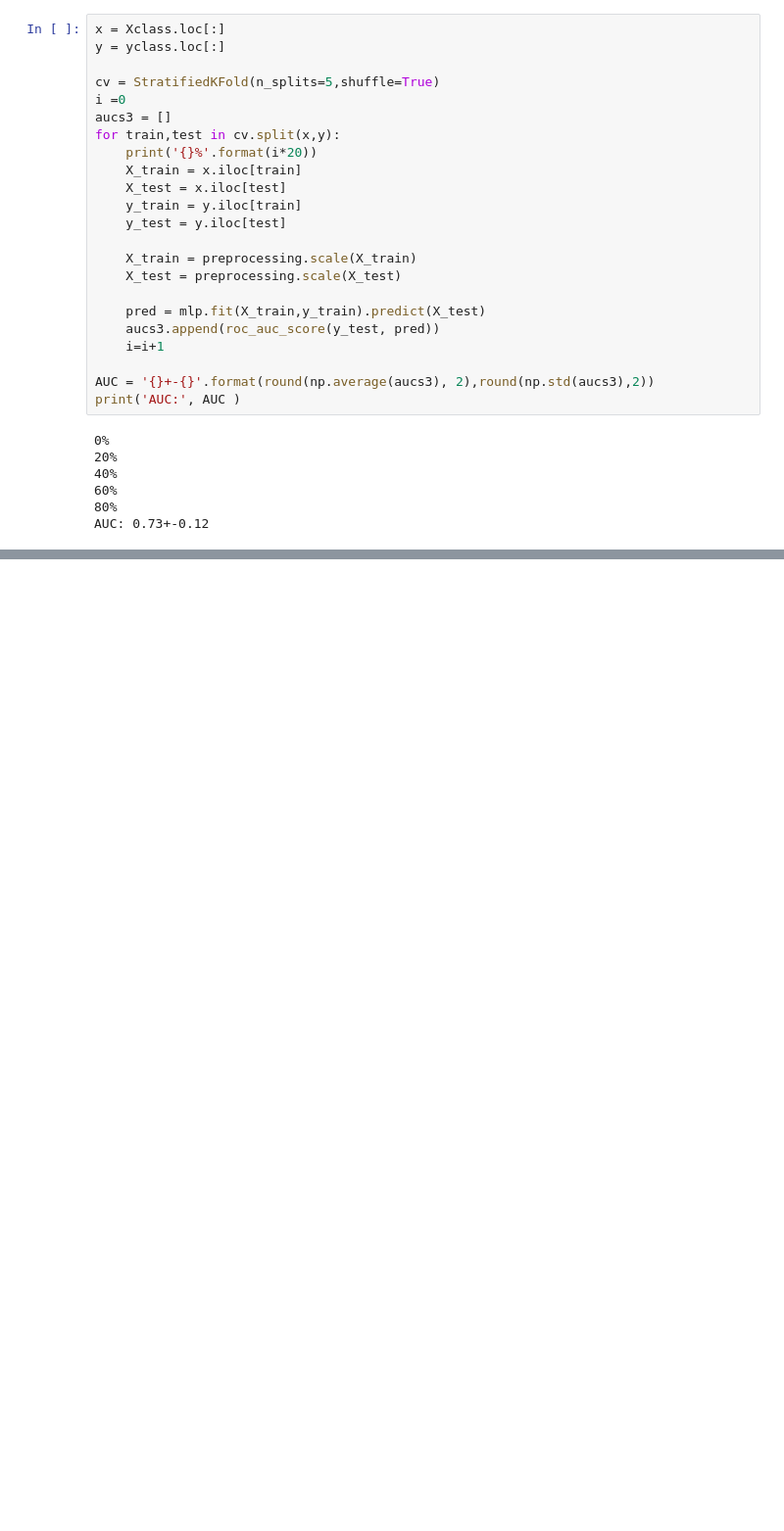
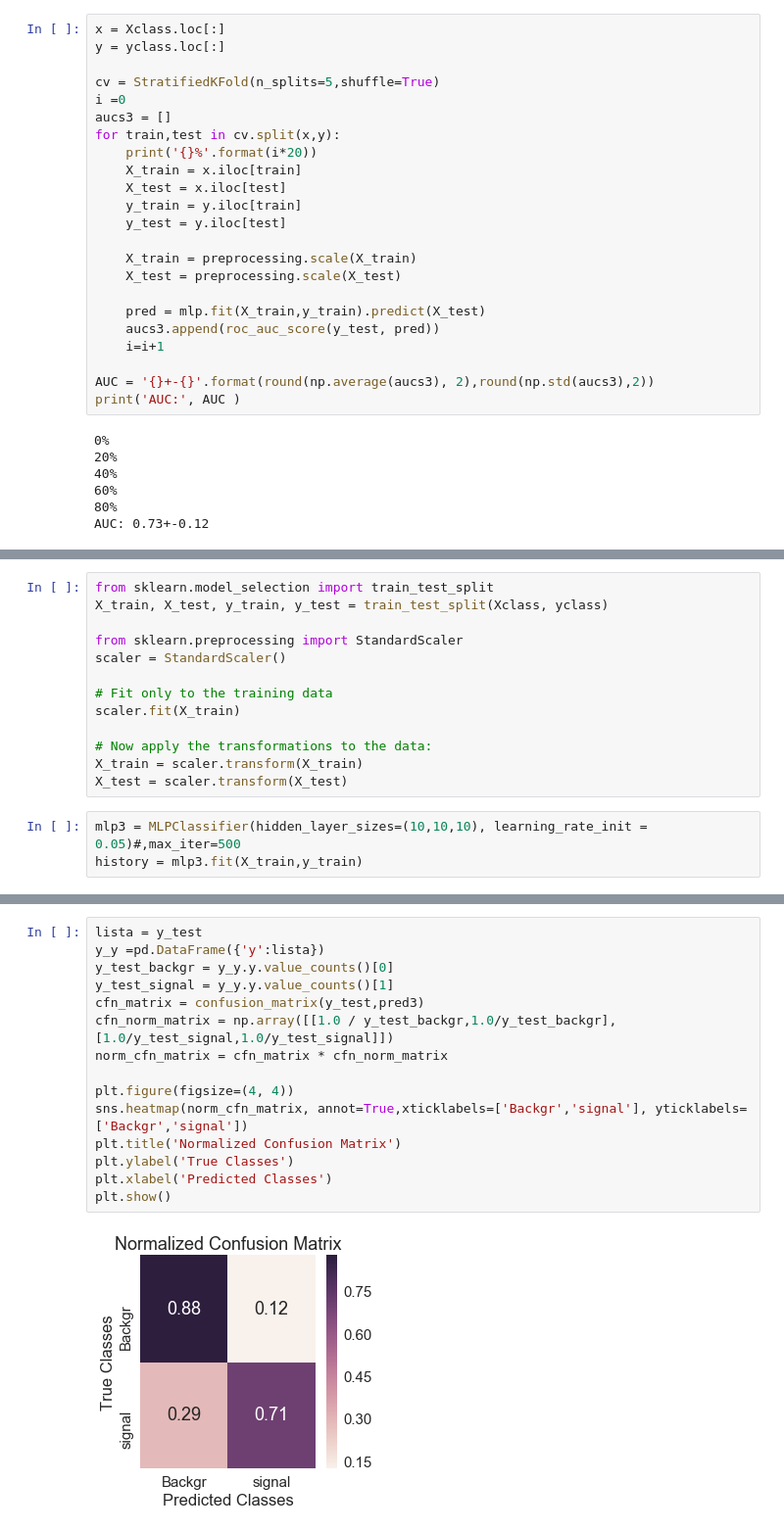
Before and after one commit to yurimullergomes/MLP_classifier_SUSY, a Jupyter notebook: SUSY MLP classifier.ipynb, the cells around one changed output, grey strips where cells are left out. Shown at 98% size. Cells and saved outputs as stored; diff of their text form; blank space fills up the shorter version.

```diff
--- a/SUSY MLP classifier.ipynb
+++ b/SUSY MLP classifier.ipynb
@@ -151,0 +225,16 @@ AUC: 0.73+-0.12
+# %%
+from sklearn.model_selection import train_test_split
+X_train, X_test, y_train, y_test = train_test_split(Xclass, yclass)
+
+from sklearn.preprocessing import StandardScaler
+scaler = StandardScaler()
+
+# Fit only to the training data
+scaler.fit(X_train)
+
+# Now apply the transformations to the data:
+X_train = scaler.transform(X_train)
+X_test = scaler.transform(X_test)
+# %%
+mlp3 = MLPClassifier(hidden_layer_sizes=(10,10,10), learning_rate_init = 0.05)#,max_iter=500
+history = mlp3.fit(X_train,y_train)
@@ -151,0 +247,17 @@ AUC: 0.73+-0.12
+# %%
+lista = y_test
+y_y =pd.DataFrame({'y':lista})
+y_test_backgr = y_y.y.value_counts()[0]
+y_test_signal = y_y.y.value_counts()[1]
+cfn_matrix = confusion_matrix(y_test,pred3)
+cfn_norm_matrix = np.array([[1.0 / y_test_backgr,1.0/y_test_backgr],[1.0/y_test_signal,1.0/y_test_signal]])
+norm_cfn_matrix = cfn_matrix * cfn_norm_matrix
+
+plt.figure(figsize=(4, 4))
+sns.heatmap(norm_cfn_matrix, annot=True,xticklabels=['Backgr','signal'], yticklabels=['Backgr','signal'])
+plt.title('Normalized Confusion Matrix')
+plt.ylabel('True Classes')
+plt.xlabel('Predicted Classes')
+plt.show()
+# %% [output]
+[figure, added]
```
Also changed, not shown: parts of 13 cells of this notebook.
